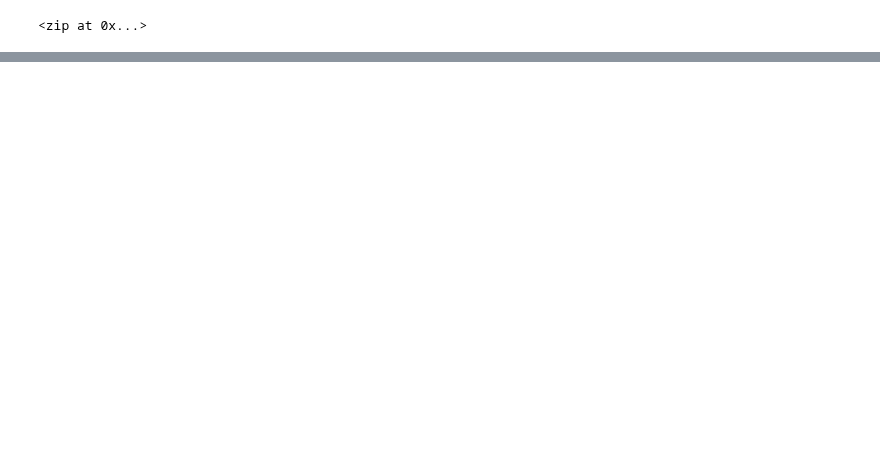
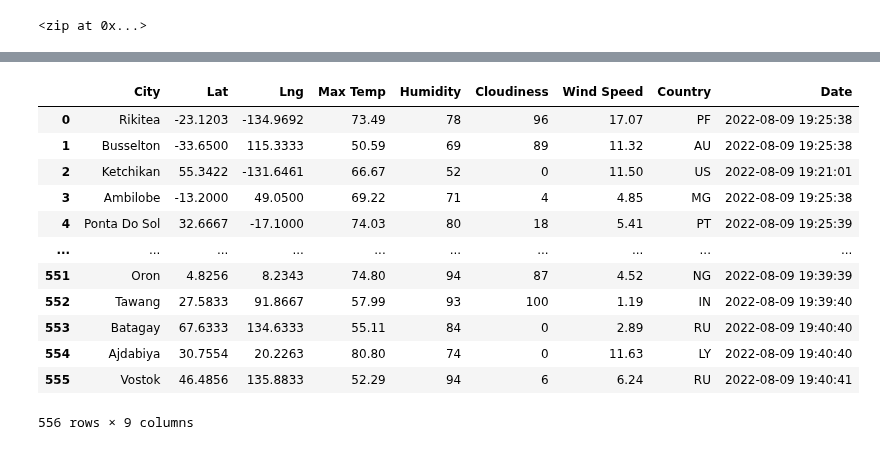
Before and after one commit to DanielMastCA/World_Weather_Analysis, a Jupyter notebook: WeatherPy.ipynb, the cells around one changed output, grey strips where cells are left out. Saved outputs shown, nothing was run; the diff lists cells and outputs as text; code cells hidden in the pictures; blank space fills up the shorter version.

Commit message:
weather data

```diff
--- a/WeatherPy.ipynb
+++ b/WeatherPy.ipynb
@@ -19,11 +26,13 @@ cities = []
 
 # Use the print() function to display the latitude and longitude combinations.
 for coordinate in coordinates:
-    city = citipy.nearest_city(coordinate[0], coordinate[1])
+    city = citipy.nearest_city(coordinate[0], coordinate[1]).city_name
 
     # If the city is unique, then we will add it to the cities list.
     if city not in cities:
         cities.append(city)
 
+
+
 len(cities)
 # %% [output]
@@ -30,0 +40,3 @@ len(cities)
+# %%
+# Starting URL for Weather Map API Call.
+url = "http://api.openweathermap.org/data/2.5/weather?units=Imperial&APPID=" + weather_api_key
@@ -30,0 +126,17 @@ len(cities)
+# %%
+city_data_df = pd.DataFrame(city_data)
+city_data_df
+# %% [output]
+|  | City | Lat | Lng | Max Temp | Humidity | Cloudiness | Wind Speed | Country | Date |
+| 0 | Rikitea | -23.1203 | -134.9692 | 73.49 | 78 | 96 | 17.07 | PF | 2022-08-09 19:25:38 |
+| 1 | Busselton | -33.6500 | 115.3333 | 50.59 | 69 | 89 | 11.32 | AU | 2022-08-09 19:25:38 |
+| 2 | Ketchikan | 55.3422 | -131.6461 | 66.67 | 52 | 0 | 11.50 | US | 2022-08-09 19:21:01 |
+| 3 | Ambilobe | -13.2000 | 49.0500 | 69.22 | 71 | 4 | 4.85 | MG | 2022-08-09 19:25:38 |
+| 4 | Ponta Do Sol | 32.6667 | -17.1000 | 74.03 | 80 | 18 | 5.41 | PT | 2022-08-09 19:25:39 |
+| ... | ... | ... | ... | ... | ... | ... | ... | ... | ... |
+| 551 | Oron | 4.8256 | 8.2343 | 74.80 | 94 | 87 | 4.52 | NG | 2022-08-09 19:39:39 |
+| 552 | Tawang | 27.5833 | 91.8667 | 57.99 | 93 | 100 | 1.19 | IN | 2022-08-09 19:39:40 |
+| 553 | Batagay | 67.6333 | 134.6333 | 55.11 | 84 | 0 | 2.89 | RU | 2022-08-09 19:40:40 |
+| 554 | Ajdabiya | 30.7554 | 20.2263 | 80.80 | 74 | 0 | 11.63 | LY | 2022-08-09 19:40:40 |
+| 555 | Vostok | 46.4856 | 135.8833 | 52.29 | 94 | 6 | 6.24 | RU | 2022-08-09 19:40:41 |
+556 rows × 9 columns
```
Also changed, not shown: parts of 5 cells of this notebook, 1 other file.
